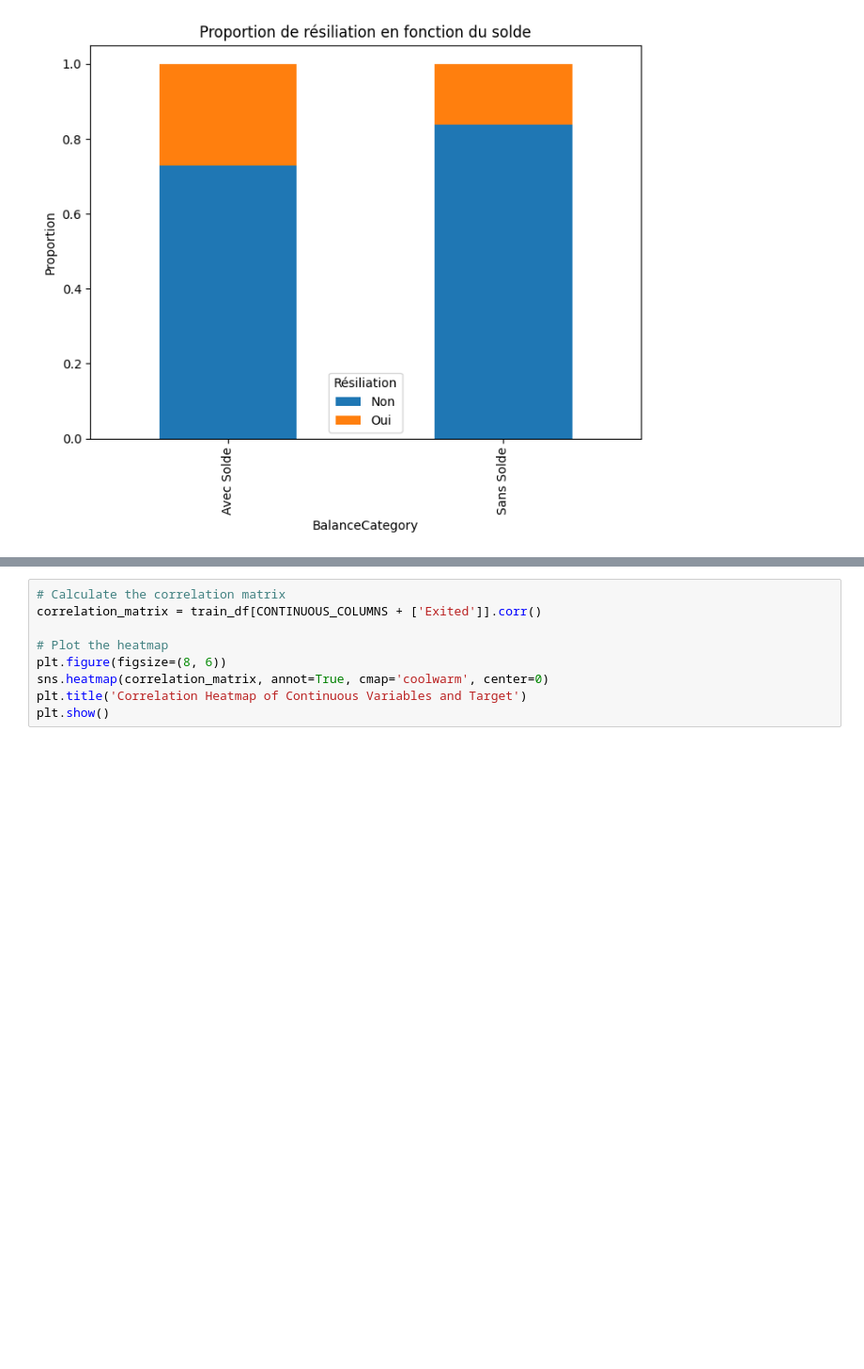
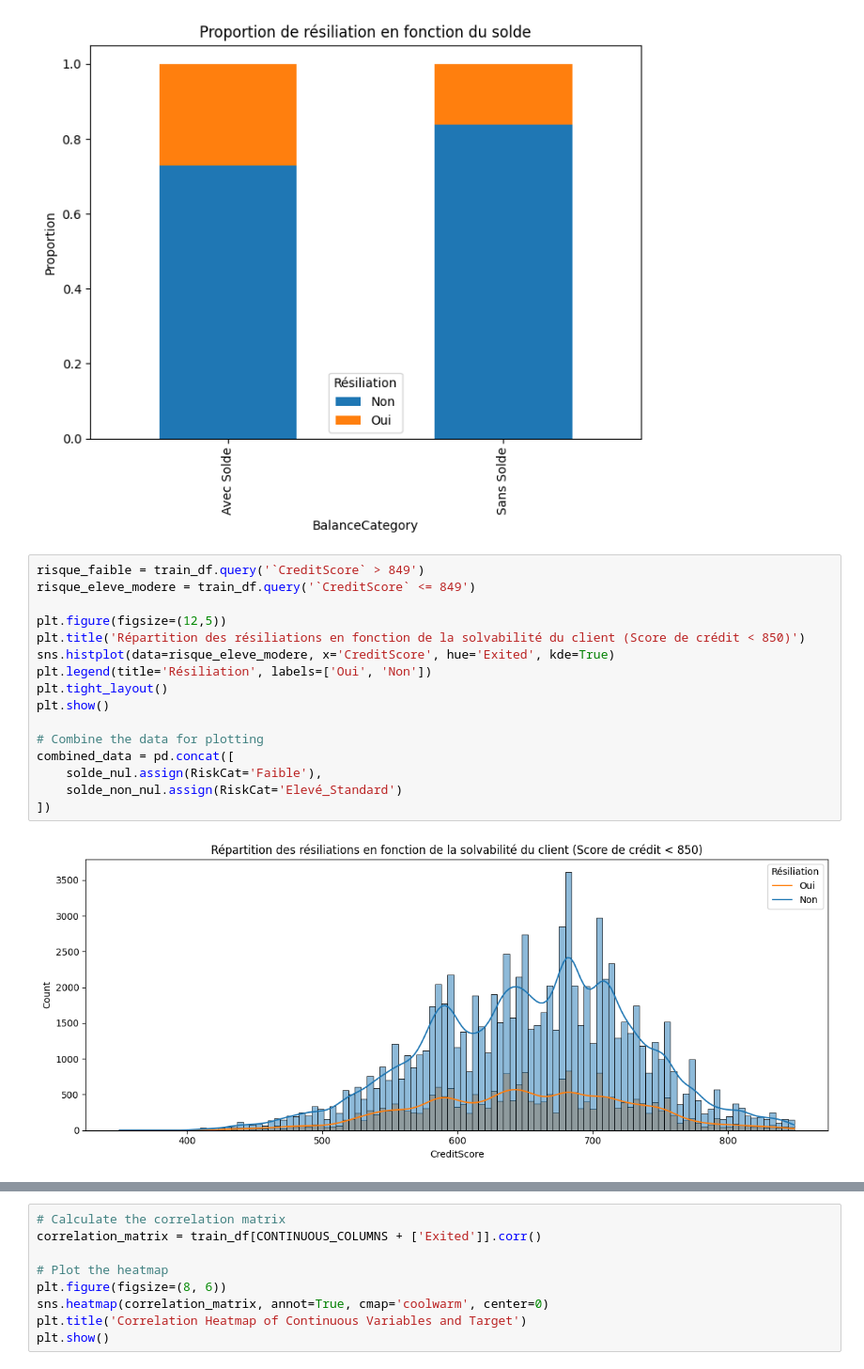
Before and after one commit to lbihin/mlpro-classification-bank-churn-2025, a Jupyter notebook: eda/eda.ipynb, the cells around one changed output, grey strips where cells are left out. Shown at 94% size. Saved outputs shown, nothing was run; the diff lists cells and outputs as text; blank space fills up the shorter version.

```diff
--- a/eda/eda.ipynb
+++ b/eda/eda.ipynb
@@ -752,3 +741,21 @@ plt.show()
 # %% [output]
 On cherche a voir si les clients avec un solde non nul sont plus enclins à résilier leur compte.
 [figure]
+# %%
+risque_faible = train_df.query('`CreditScore` > 849')
+risque_eleve_modere = train_df.query('`CreditScore` <= 849')
+
+plt.figure(figsize=(12,5))
+plt.title('Répartition des résiliations en fonction de la solvabilité du client (Score de crédit < 850)')
+sns.histplot(data=risque_eleve_modere, x='CreditScore', hue='Exited', kde=True)
+plt.legend(title='Résiliation', labels=['Oui', 'Non'])
+plt.tight_layout()
+plt.show()
+
+# Combine the data for plotting
+combined_data = pd.concat([
+    solde_nul.assign(RiskCat='Faible'),
+    solde_non_nul.assign(RiskCat='Elevé_Standard')
+])
+# %% [output]
+[figure, added]
```
Also changed, not shown: parts of 15 cells of this notebook, 4 other files.
